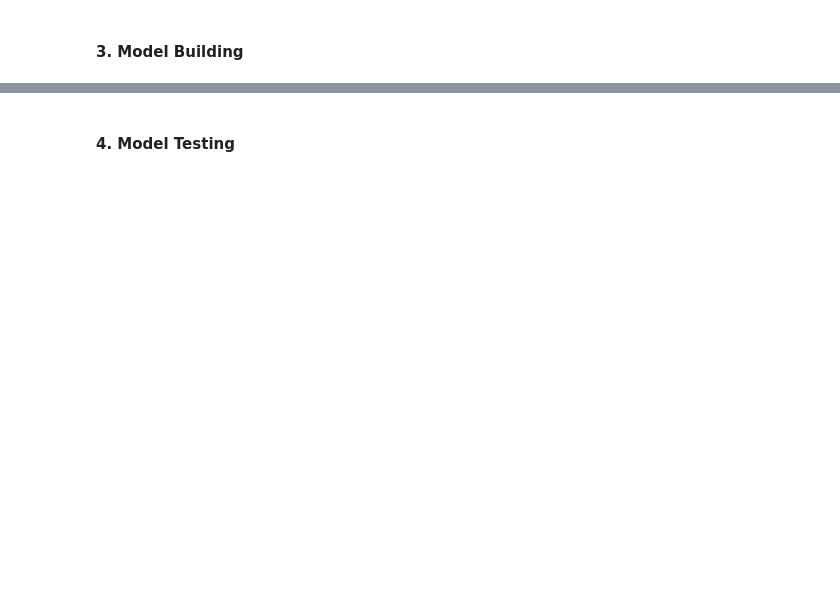
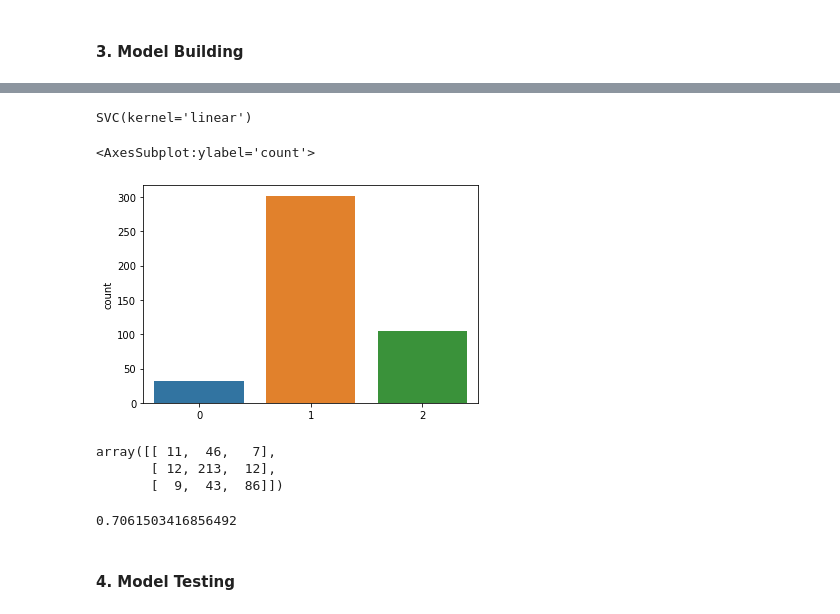
Before and after one commit to prabina-p/data-hacks-2022, a Jupyter notebook: 2-Feature_Engineering.ipynb, the cells around one changed output, grey strips where cells are left out. Drawn from its saved outputs; the diff is of its cells as text; code cells hidden in the pictures; blank space fills up the shorter version.

```diff
--- a/2-Feature_Engineering.ipynb
+++ b/2-Feature_Engineering.ipynb
@@ -72,2 +207,6 @@ LRpred = LR.predict(tfTest)
 # %%
 # TODO : Try Other models and report score
+# %%
+from sklearn.decomposition import PCA
+pca=PCA(n_components=3000)
+X_train=pca.fit_transform(X_train)
@@ -73,0 +217,2 @@ LRpred = LR.predict(tfTest)
+# %%
+X_test=pca.transform(X_test)
@@ -73,0 +233,18 @@ LRpred = LR.predict(tfTest)
+# %%
+svc=SVC(kernel='linear')
+svc.fit(X_train,y_train)
+# %% [output]
+SVC(kernel='linear')
+# %%
+y_pred=svc.predict(X_test)
+# %%
+sns.countplot(y_pred)
+# %% [output]
+<AxesSubplot:ylabel='count'>
+[figure, added]
+# %%
+confusion_matrix(y_test,y_pred)
+# %% [output]
+array([[ 11,  46,   7],
+       [ 12, 213,  12],
+       [  9,  43,  86]])
@@ -74,3 +253,7 @@ LRpred = LR.predict(tfTest)
+# %%
+svc.score(X_test,y_test)
+# %% [output]
+0.7061503416856492
 # %% [markdown]
 #### 4. Model Testing
 # %%
```
Also changed, not shown: parts of 32 cells of this notebook, 1 other file.
